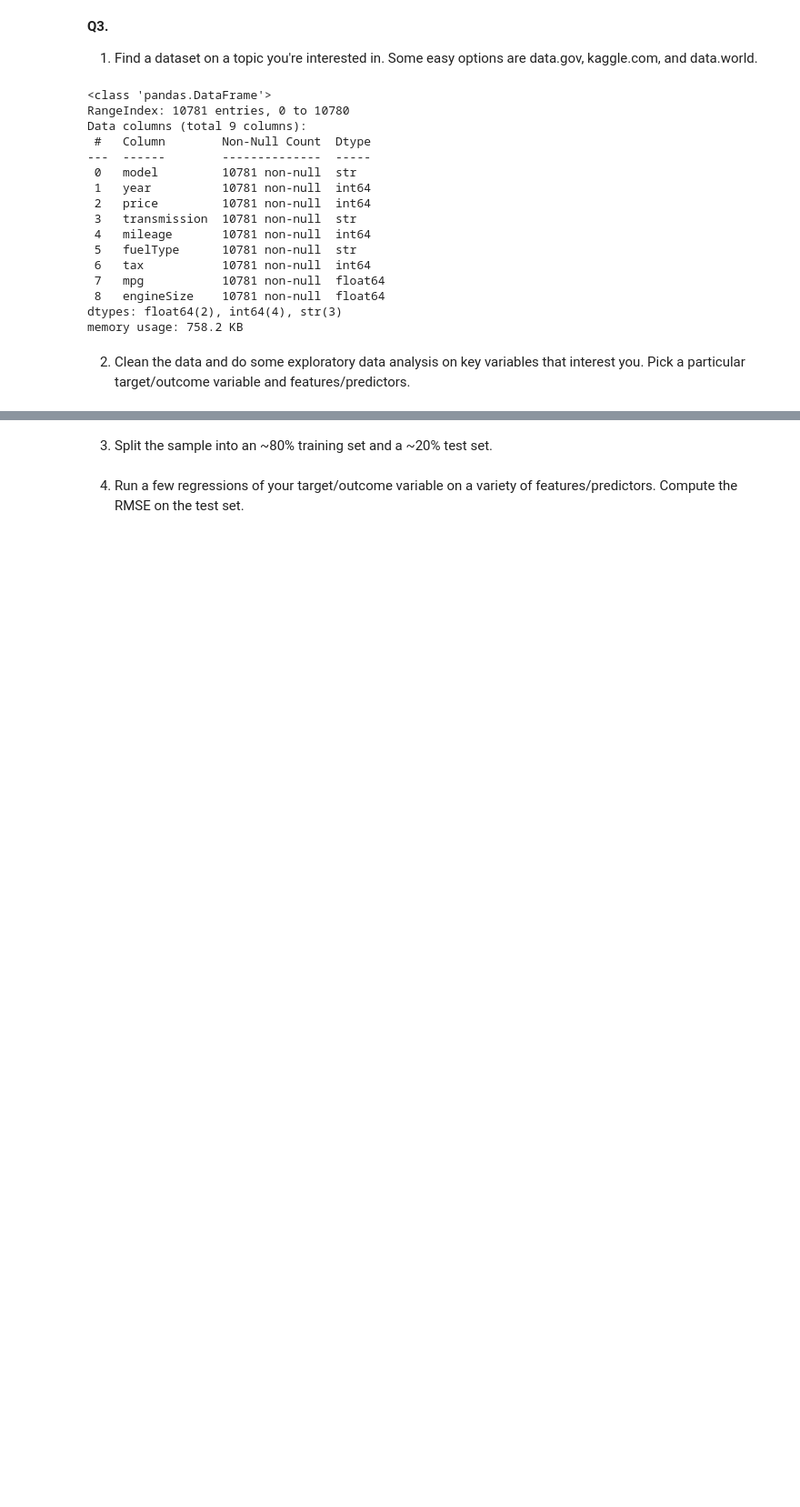
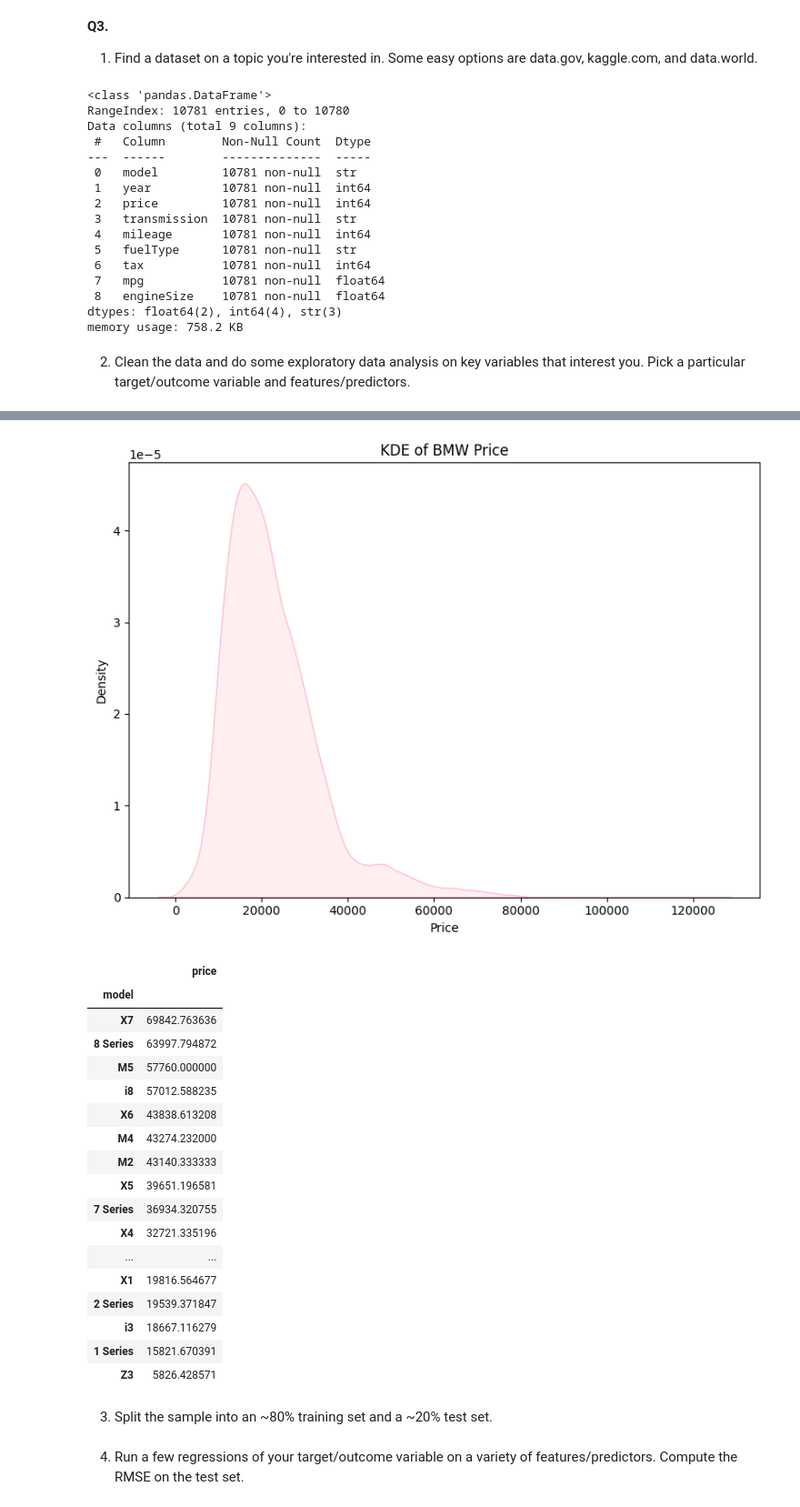
Before and after one commit to evelynxanaxia/Linear_Models, a Jupyter notebook: assignment.ipynb, the cells around one changed output, grey strips where cells are left out. Shown at 91% size. Saved outputs shown, nothing was run; the diff lists cells and outputs as text; code cells hidden in the pictures; blank space fills up the shorter version.

```diff
--- a/assignment.ipynb
+++ b/assignment.ipynb
@@ -567,2 +684,42 @@ housing_data.describe()
+# %%
+bmws.columns = bmws.columns.str.strip()
+# strip any leading/trailing whitespace from column names
+bmws['log_price'] = np.log(bmws['price'])
+# we are creating a new column called 'log_price' in our bmws DataFrame, which contains the natural logarithm of the 'price' column
+bmws['log_mileage'] = np.log(bmws['mileage'] + 1)
+# we are creating a new column called 'log_mileage' in our bmws DataFrame, which contains the natural logarithm of the 'mileage' column plus 1 to avoid taking the log of zero
+
+plt.figure(figsize=(8, 6))
+sns.kdeplot(bmws, x='price', color='pink', fill=True)
+
+plt.title('KDE of BMW Price')
+plt.xlabel('Price')
+plt.ylabel('Density')
+
+plt.tight_layout()
+plt.show()
+
+bmws.groupby('model')[['price']].mean().sort_values('price', ascending=False)
+# shows us the average price for each BMW model, sorted in descending order to identify which models are the most expensive on average
+# %% [output]
+[figure, added]
+|  | price |
+| model |  |
+| X7 | 69842.763636 |
+| 8 Series | 63997.794872 |
+| M5 | 57760.000000 |
+| i8 | 57012.588235 |
+| X6 | 43838.613208 |
+| M4 | 43274.232000 |
+| M2 | 43140.333333 |
+| X5 | 39651.196581 |
+| 7 Series | 36934.320755 |
+| X4 | 32721.335196 |
+| ... | ... |
+| X1 | 19816.564677 |
+| 2 Series | 19539.371847 |
+| i3 | 18667.116279 |
+| 1 Series | 15821.670391 |
+| Z3 | 5826.428571 |
 # %% [markdown]
 3. Split the sample into an ~80% training set and a ~20% test set.
```
Also changed, not shown: parts of 32 cells of this notebook, 1 other file.
